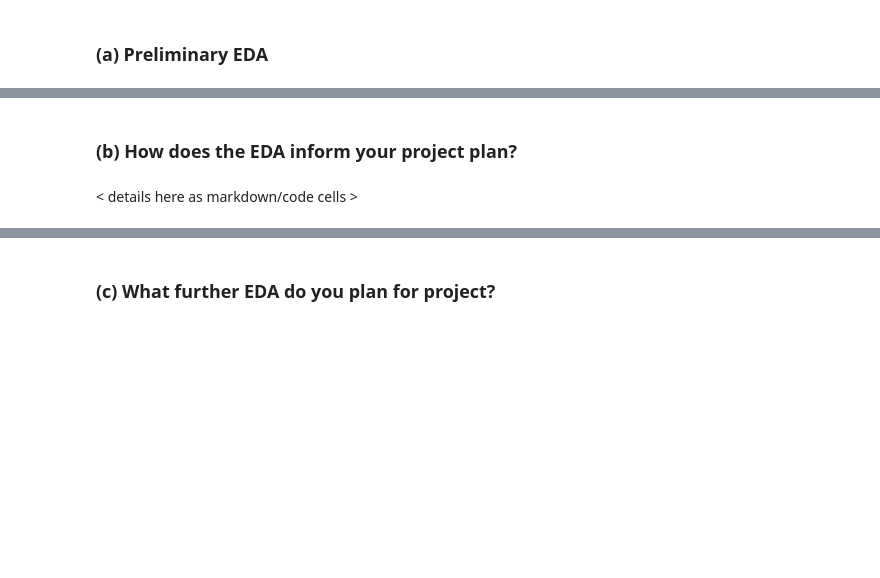
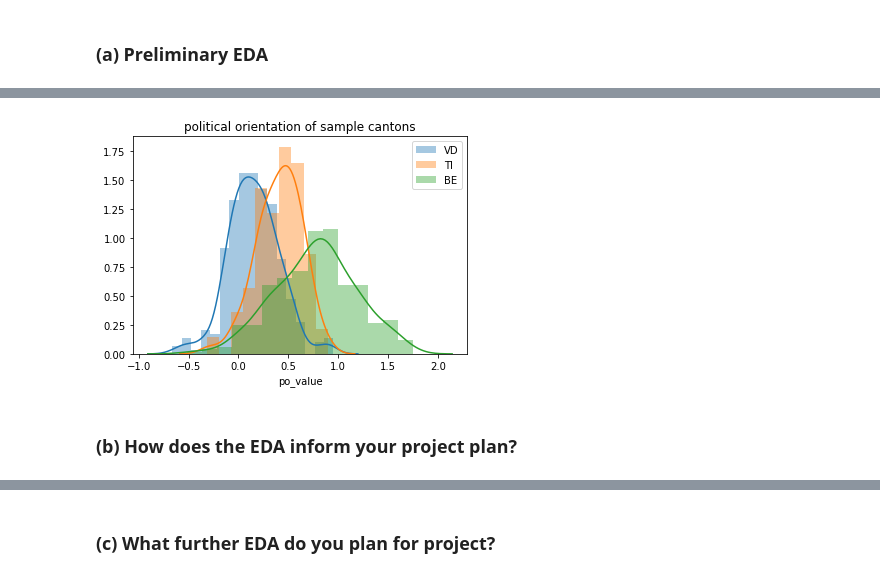
Before and after one commit to jschrein/epfl-exts-adsml-capstone-proposal, a Jupyter notebook: Capstone Project Proposal by Jörg Schreiner.ipynb, the cells around one changed output, grey strips where cells are left out. Saved outputs shown, nothing was run; the diff lists cells and outputs as text; code cells hidden in the pictures; blank space fills up the shorter version.

```diff
--- a/Capstone Project Proposal by Jörg Schreiner.ipynb
+++ b/Capstone Project Proposal by Jörg Schreiner.ipynb
@@ -171,4 +318,10 @@ Combining the data sets:
+# %%
+for ct in ["VD", "TI", "BE"]:
+    sns.distplot(df[df["canton"] == ct]["po_value"], label=ct)
+plt.legend()
+plt.title("political orientation of sample cantons")
+plt.show()
+# %% [output]
+[figure, added]
 # %% [markdown]
 ### (b) How does the EDA inform your project plan?
-# %% [markdown]
-< details here as markdown/code cells >
```
Also changed, not shown: parts of 29 cells of this notebook, 11 other files.
